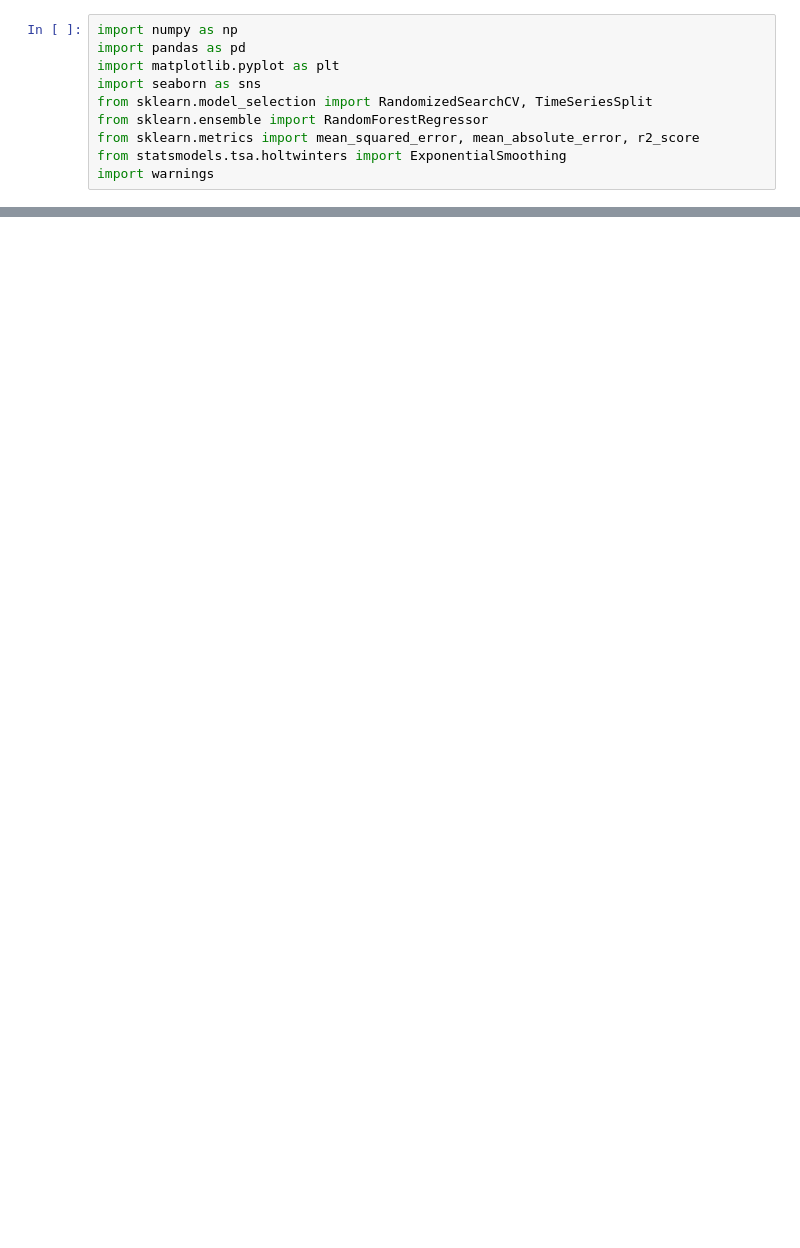
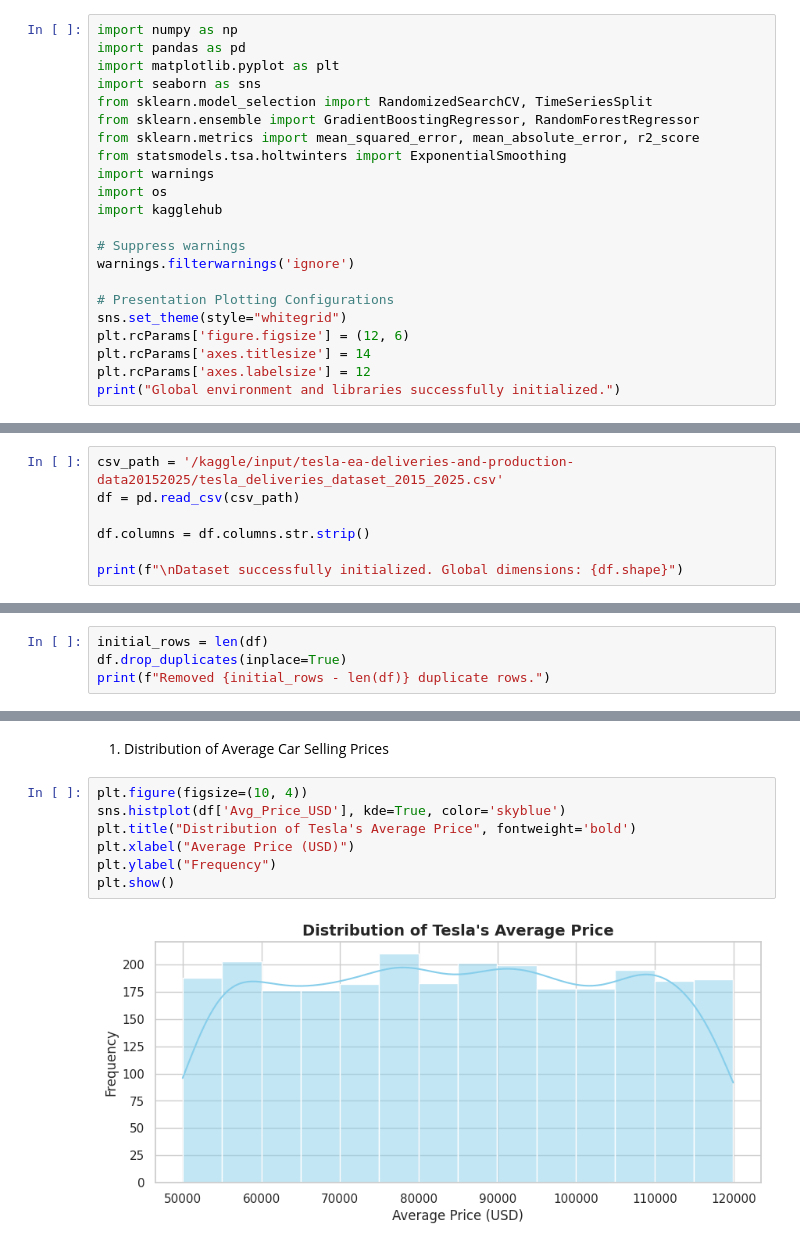
Before and after one commit to AnannyaMathewKJ/Anannya_Mathew, a Jupyter notebook: Week2_Anannya_Mathew.ipynb, the cells around one changed output, grey strips where cells are left out. Cells and saved outputs as stored; diff of their text form; blank space fills up the shorter version.

```diff
--- a/Week2_Anannya_Mathew.ipynb
+++ b/Week2_Anannya_Mathew.ipynb
@@ -8,7 +8,19 @@ import pandas as pd
 import matplotlib.pyplot as plt
 import seaborn as sns
 from sklearn.model_selection import RandomizedSearchCV, TimeSeriesSplit
-from sklearn.ensemble import RandomForestRegressor
+from sklearn.ensemble import GradientBoostingRegressor, RandomForestRegressor
 from sklearn.metrics import mean_squared_error, mean_absolute_error, r2_score
 from statsmodels.tsa.holtwinters import ExponentialSmoothing
 import warnings
+import os
+import kagglehub
+
+# Suppress warnings
+warnings.filterwarnings('ignore')
+
+# Presentation Plotting Configurations
+sns.set_theme(style="whitegrid")
+plt.rcParams['figure.figsize'] = (12, 6)
+plt.rcParams['axes.titlesize'] = 14
+plt.rcParams['axes.labelsize'] = 12
+print("Global environment and libraries successfully initialized.")
@@ -336,0 +46,7 @@ plt.show()
+# %%
+csv_path = '/kaggle/input/tesla-ea-deliveries-and-production-data20152025/tesla_deliveries_dataset_2015_2025.csv'
+df = pd.read_csv(csv_path)
+
+df.columns = df.columns.str.strip()
+
+print(f"\nDataset successfully initialized. Global dimensions: {df.shape}")
@@ -336,0 +101,4 @@ plt.show()
+# %%
+initial_rows = len(df)
+df.drop_duplicates(inplace=True)
+print(f"Removed {initial_rows - len(df)} duplicate rows.")
@@ -336,0 +143,11 @@ plt.show()
+# %% [markdown]
+1. Distribution of Average Car Selling Prices
+# %%
+plt.figure(figsize=(10, 4))
+sns.histplot(df['Avg_Price_USD'], kde=True, color='skyblue')
+plt.title("Distribution of Tesla's Average Price", fontweight='bold')
+plt.xlabel("Average Price (USD)")
+plt.ylabel("Frequency")
+plt.show()
+# %% [output]
+[figure, added]
```
Also changed, not shown: parts of 57 cells of this notebook.
